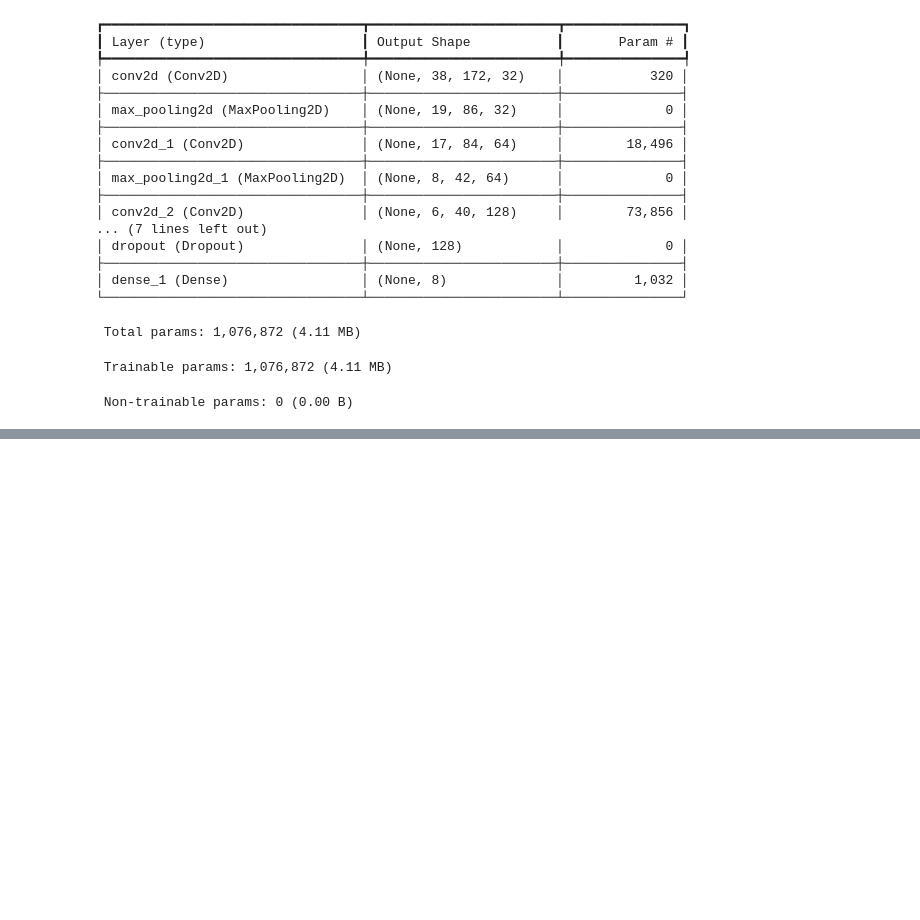
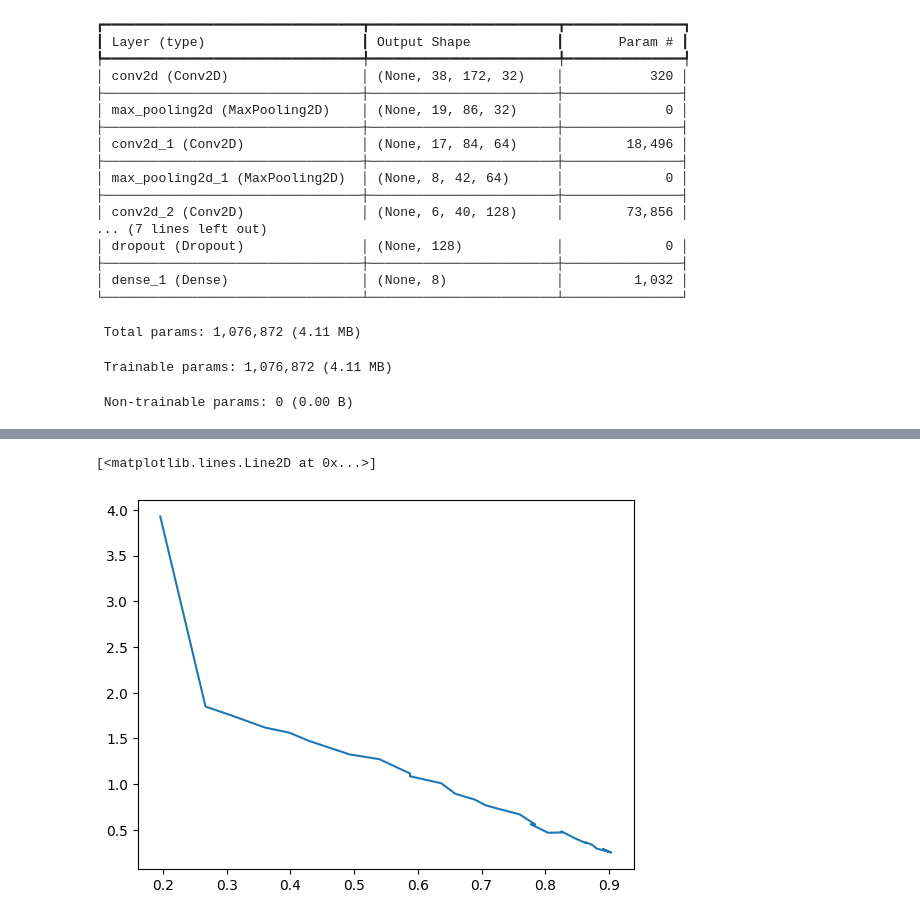
Before and after one commit to salih-salu/Speech_Emotion_Recognition_using_AudioFiles, a Jupyter notebook: Speech_Emotion_Recognition.ipynb, the cells around one changed output, grey strips where cells are left out. Drawn from its saved outputs; the diff is of its cells as text; code cells hidden in the pictures; blank space fills up the shorter version.

```diff
--- a/Speech_Emotion_Recognition.ipynb
+++ b/Speech_Emotion_Recognition.ipynb
@@ -389,3 +389,7 @@ Model: "sequential"
  Total params: 1,076,872 (4.11 MB)
  Trainable params: 1,076,872 (4.11 MB)
  Non-trainable params: 0 (0.00 B)
+# %%
+model.compile(optimizer='adam', loss='sparse_categorical_crossentropy', metrics=['accuracy'])
+# %%
+model.fit(X_train, y_train, batch_size=32, epochs=30)
@@ -391,0 +435,5 @@ Model: "sequential"
+# %%
+plt.plot(model.history.history['accuracy'], model.history.history['loss'])
+# %% [output]
+[<matplotlib.lines.Line2D at 0x...>]
+[figure, added]
```
Also changed, not shown: parts of 2 cells of this notebook.
